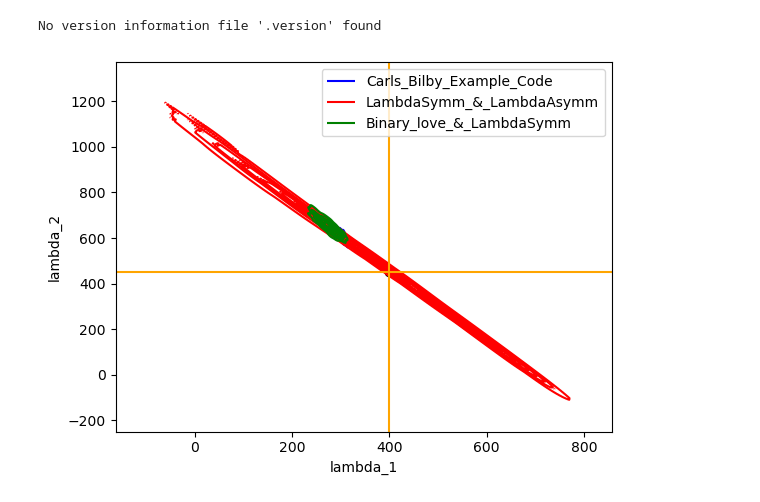
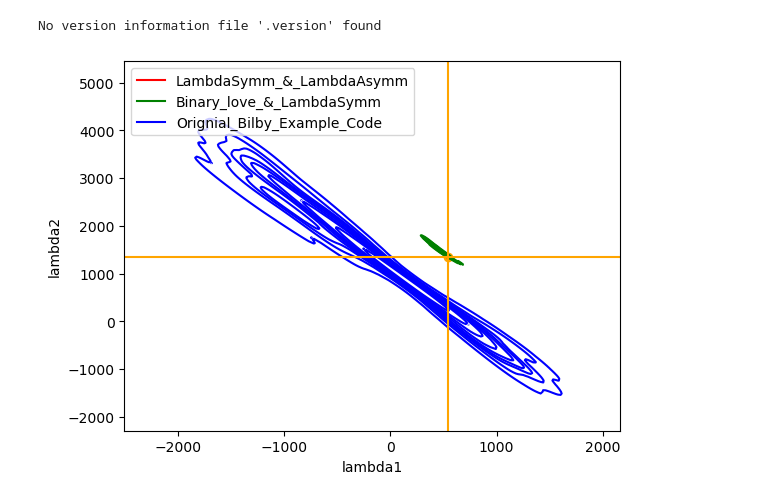
Before and after one commit to daniellmarc/Binary_Love, a Jupyter notebook: KDEplots.ipynb, the cells around one changed output. Saved outputs shown, nothing was run; the diff lists cells and outputs as text; code cells hidden in the pictures.

```diff
--- a/KDEplots.ipynb
+++ b/KDEplots.ipynb
@@ -8,8 +8,14 @@ import matplotlib.pyplot as plt
 # %% [output]
 No version information file '.version' found
 # %%
+#Carls_Bilby_Example_Code. Put these into the renaming
 result_1 = bilby.result.read_in_result(filename='lambdatilde_deltalambdatilde/outdir/bns_example_result.json') #Bilby_Example_Code_Carls_Import
-result_2 = bilby.result.read_in_result(filename='lambdaSymm_lambdaASymm/outdir/bns_example_result.json') #lambdaSymm_lambdaASymm
-result_3 = bilby.result.read_in_result(filename='binary_love_Symm/outdir/bns_example_result.json') #Binary_love_Symm
 
-results_4 = bilby.result.read_in_result(filename='Original_Example/outdir/bns_example_result.json') #Orignial_Bilby_Example_Code
+#lambdaSymm_lambdaASymm
+result_2 = bilby.result.read_in_result(filename='lambdaSymm_lambdaASymm/outdir/lambdaSymm_lambdaASymm_result.json') #lambdaSymm_lambdaASymm
+
+#BinaryLove_lambdaSymm
+result_3 = bilby.result.read_in_result(filename='binary_love_Symm/outdir/BinaryLove_lambdaSymm_result.json') #Binary_love_Symm
+
+#No need to have the renaming. This is the original
+result_4 = bilby.result.read_in_result(filename='Original_Example/outdir/bns_example_result.json') #Orignial_Bilby_Example_Code
@@ -16,17 +24,26 @@ results_4 = bilby.result.read_in_result(filename='Original_Example/outdir/bns_ex
 # %%
-sns.kdeplot( x=result_1.posterior['lambda_1'], y=result_1.posterior['lambda_2'],color = 'blue', label='Carls_Bilby_Example_Code')
-sns.kdeplot( x=result_2.posterior['lambda_1'], y=result_2.posterior['lambda_2'],color = 'r', label='LambdaSymm_&_LambdaAsymm')
-sns.kdeplot( x=result_3.posterior['lambda_1'], y=result_3.posterior['lambda_2'],color = 'green', label='Binary_love_&_LambdaSymm')
-# sns.kdeplot( x=results_4.posterior['lambda_1'], y=results_4.posterior['lambda_2'],color = 'purple', label='Orignial_Bilby_Example_Code')
+sns.kdeplot( x=result_1.posterior['lambda1'], y=result_1.posterior['lambda2'],color = 'blue')#, label='Carls_Bilby_Example_Code')
+# sns.kdeplot( x=result_2.posterior['lambda_1'], y=result_2.posterior['lambda_2'],color = 'r')#, label='LambdaSymm_&_LambdaAsymm')
+sns.kdeplot( x=result_3.posterior['lambda_1'], y=result_3.posterior['lambda_2'],color = 'green')#, label='Binary_love_&_LambdaSymm')
+
+# sns.kdeplot( x=result_4.posterior['lambda_1'], y=result_4.posterior['lambda_2'],color = 'purple')#, label='Orignial_Bilby_Example_Code')
 
 #lambda 2 y
-plt.axhline(y=result_1.injection_parameters['lambda_2'], color="orange", linestyle="-")
+plt.axhline(y=result_3.injection_parameters['lambda_2'], color="orange", linestyle="-")
 #lambda 2 x
-plt.axvline(x= result_1.injection_parameters['lambda_1'], color="orange")
+plt.axvline(x= result_3.injection_parameters['lambda_1'], color="orange")
 #Add the point
-plt.scatter(result_1.injection_parameters['lambda_1'], result_1.injection_parameters['lambda_2'],color = 'black')
+plt.scatter(result_3.injection_parameters['lambda_1'], result_3.injection_parameters['lambda_2'],color = 'orange')
 
-plt.legend()
+plt.rcParams['figure.dpi'] = 100 #This is used to make the graph bigger
+
+import matplotlib.lines as mlines
+
+# plt.legend()
+blue_line = mlines.Line2D(result_1.posterior['lambda_1'], result_1.posterior['lambda_2'], color='blue', label='Orignial_Bilby_Example_Code')
+# red_line = mlines.Line2D(result_2.posterior['lambda_1'], result_2.posterior['lambda_2'], color='red', label='LambdaSymm_&_LambdaAsymm')
+green_line = mlines.Line2D(result_3.posterior['lambda_1'], result_3.posterior['lambda_2'], color='green', label='Binary_love_&_LambdaSymm')
+plt.legend(handles=[red_line, green_line,blue_line])
 plt.show()
 # %% [output]
-[figure, old version]
+[figure, new version]
```
Also changed, not shown: parts of 19 cells of this notebook.
